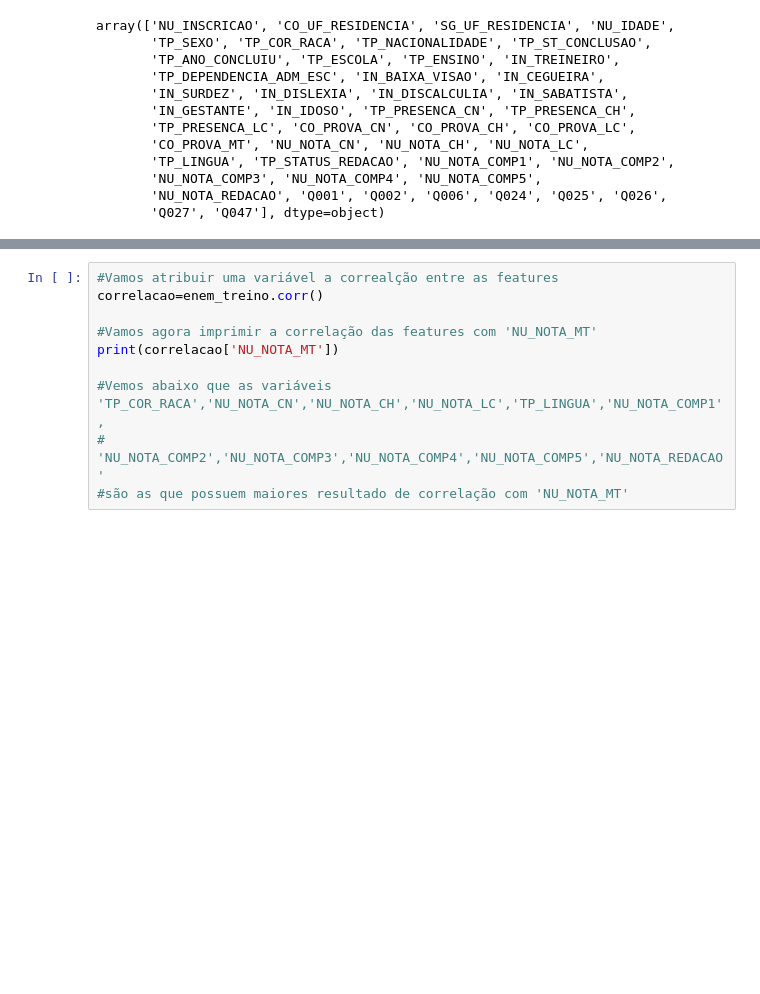
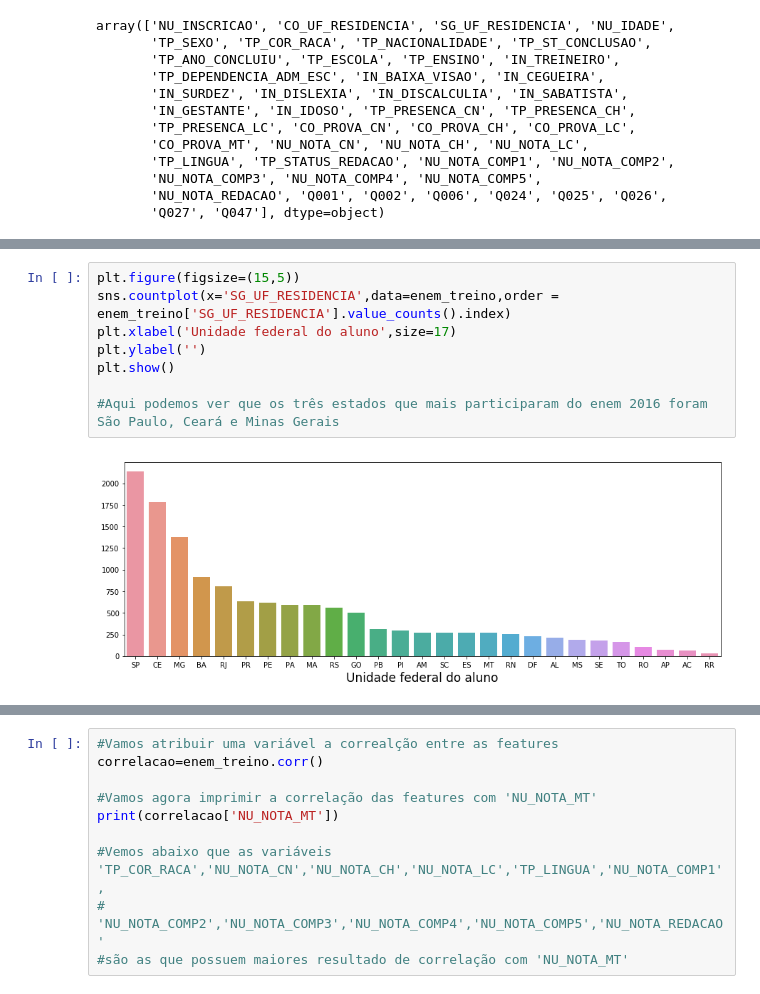
Before and after one commit to IvanildoBatista/Resolucoes-Codenation, a Jupyter notebook: semana8/Resolução da semana 8 - codenation.ipynb, the cells around one changed output, grey strips where cells are left out. Saved outputs shown, nothing was run; the diff lists cells and outputs as text; blank space fills up the shorter version.

```diff
--- a/semana8/Resolução da semana 8 - codenation.ipynb
+++ b/semana8/Resolução da semana 8 - codenation.ipynb
@@ -103,0 +144,10 @@ import matplotlib.pyplot as plt
+# %%
+plt.figure(figsize=(15,5))
+sns.countplot(x='SG_UF_RESIDENCIA',data=enem_treino,order = enem_treino['SG_UF_RESIDENCIA'].value_counts().index)
+plt.xlabel('Unidade federal do aluno',size=17)
+plt.ylabel('')
+plt.show()
+
+#Aqui podemos ver que os três estados que mais participaram do enem 2016 foram São Paulo, Ceará e Minas Gerais
+# %% [output]
+[figure, added]
```
Also changed, not shown: parts of 61 cells of this notebook.
